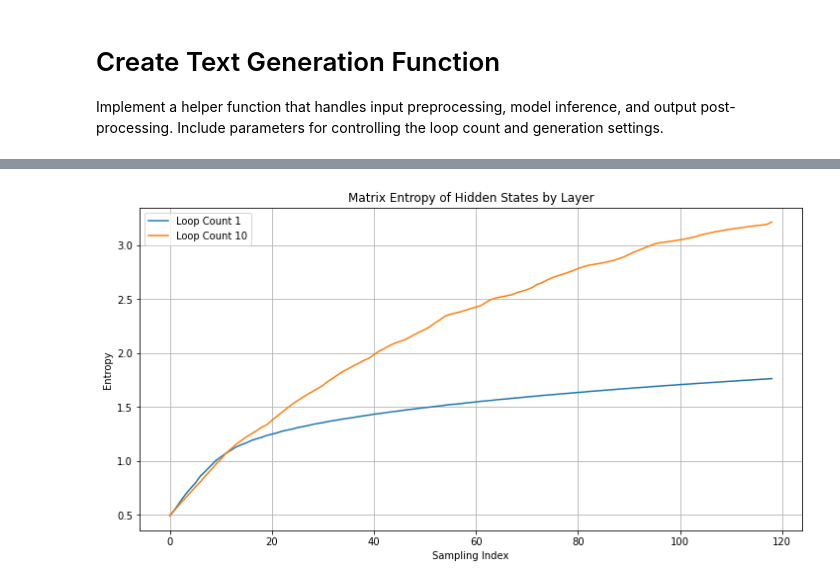
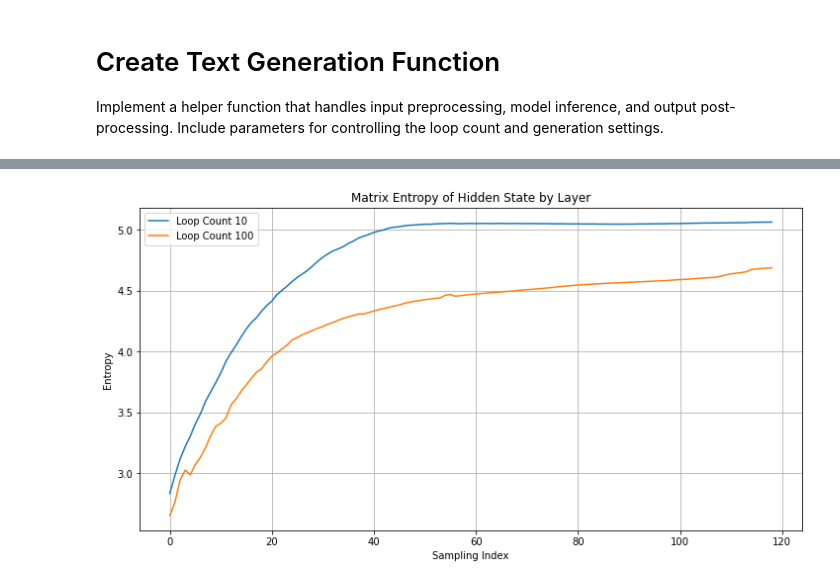
Before and after one commit to niketp03/entropy-reasoning, a Jupyter notebook: coherent_layer_looping/run_model copy.ipynb, the cells around one changed output, grey strips where cells are left out. Drawn from its saved outputs; the diff is of its cells as text; code cells hidden in the pictures.

```diff
--- a/coherent_layer_looping/run_model copy.ipynb
+++ b/coherent_layer_looping/run_model copy.ipynb
@@ -14,7 +14,7 @@ from einops import rearrange
 accelerator = Accelerator()
 
 # Define the path to the saved model checkpoint
-checkpoint_dir = "./output/layer_looping_qwen/best_model"
+checkpoint_dir = "./output/layer_looping_qwen_open_web_text/best_model"
 
 # Load the tokenizer
 try:
@@ -125,7 +125,7 @@ def generate_text(prompt, loop_count=5, max_length=None, temperature=None, top_p
 
     return generated_text, hidden_states
 # %%
-out, hidden1 = generate_text("How many 'r' are in strawberry?", loop_count=1, max_length=128)
+out, hidden1 = generate_text("How many 'r' are in strawberry?", loop_count=5, max_length=128)
 print(out)
 print(len(hidden1))
 
@@ -151,0 +205,8 @@ A) 100000000_1c
+# %%
+out, hidden1 = generate_text("How many 'r' are in strawberry?", loop_count=10, max_length=128)
+print(out)
+print(len(hidden1))
+
+out, hidden2 = generate_text("How many 'r' are in strawberry?", loop_count=100, max_length=128)
+print(out)
+print(len(hidden2))
@@ -152,8 +231,9 @@ A) 100000000_1c
 # %%
 entropies1 = {}
 hidden = hidden1
+j = -1
 for i in range(len(hidden)):
-    mat = hidden[i][0][1] # (1, len, emb_dim)
+    mat = hidden[i][j][1] # (1, len, emb_dim)
     mat = mat.squeeze(0).to(torch.float32) # (len, emb_dim)
     #Compute SVD of mat
     u, s, v = torch.svd(mat)
@@ -168,7 +248,7 @@ for i in range(len(hidden)):
 entropies2 = {}
 hidden = hidden2
 for i in range(len(hidden)):
-    mat = hidden[i][0][1] # (1, len, emb_dim)
+    mat = hidden[i][j][1] # (1, len, emb_dim)
     mat = mat.squeeze(0).to(torch.float32) # (len, emb_dim)
     #Compute SVD of mat
     u, s, v = torch.svd(mat)
@@ -182,15 +262,15 @@ for i in range(len(hidden)):
 # %%
 import matplotlib.pyplot as plt
 
 # Plot the entropy values
 plt.figure(figsize=(12, 6))
-plt.plot(list(entropies1.keys()), list(entropies1.values()), label='Loop Count 1')
-plt.plot(list(entropies2.keys()), list(entropies2.values()), label='Loop Count 10')
+plt.plot(list(entropies1.keys()), list(entropies1.values()), label='Loop Count 10')
+plt.plot(list(entropies2.keys()), list(entropies2.values()), label='Loop Count 100')
 plt.xlabel('Sampling Index')
 plt.ylabel('Entropy')
-plt.title('Matrix Entropy of Hidden States by Layer')
+plt.title('Matrix Entropy of Hidden State by Layer')
 plt.legend()
 plt.grid(True)
 plt.show()
 # %% [output]
-[figure, old version]
+[figure, new version]
```
Also changed, not shown: parts of 4 cells of this notebook, 10 other files.
